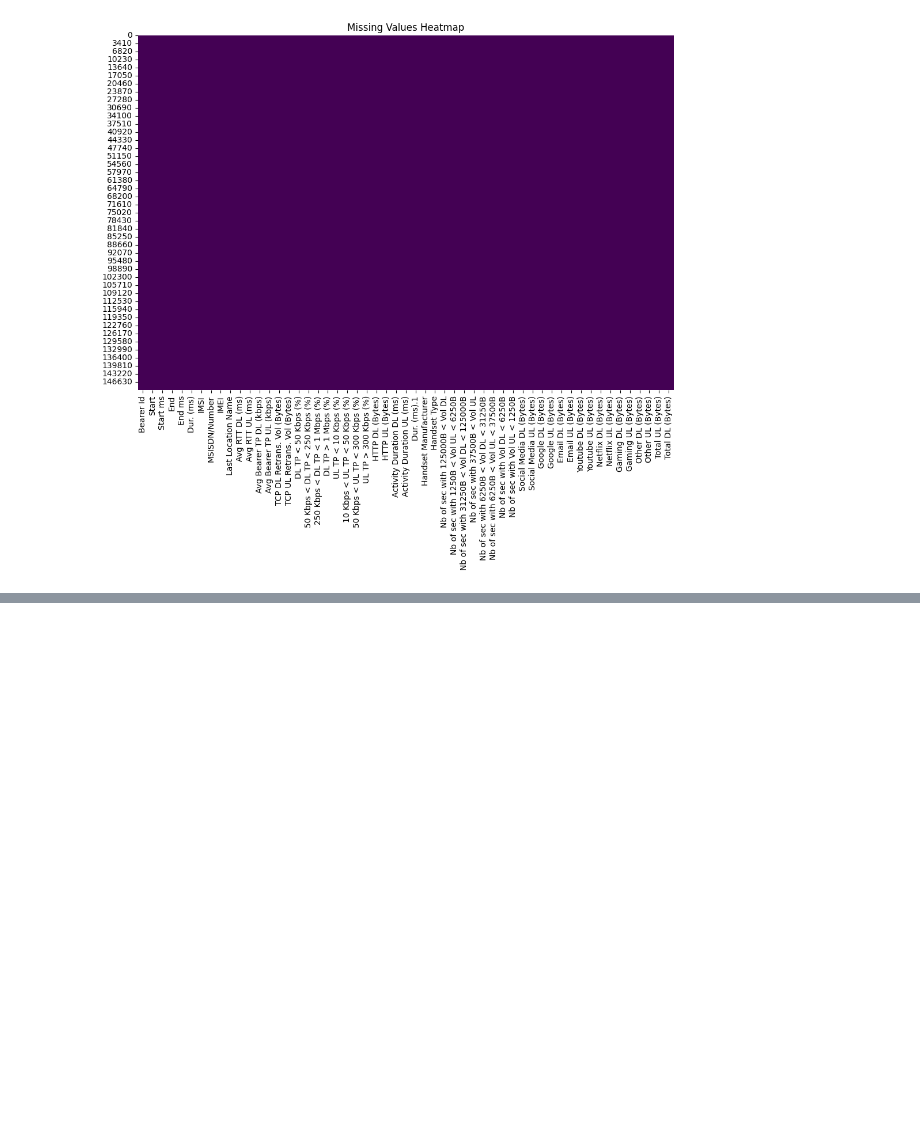
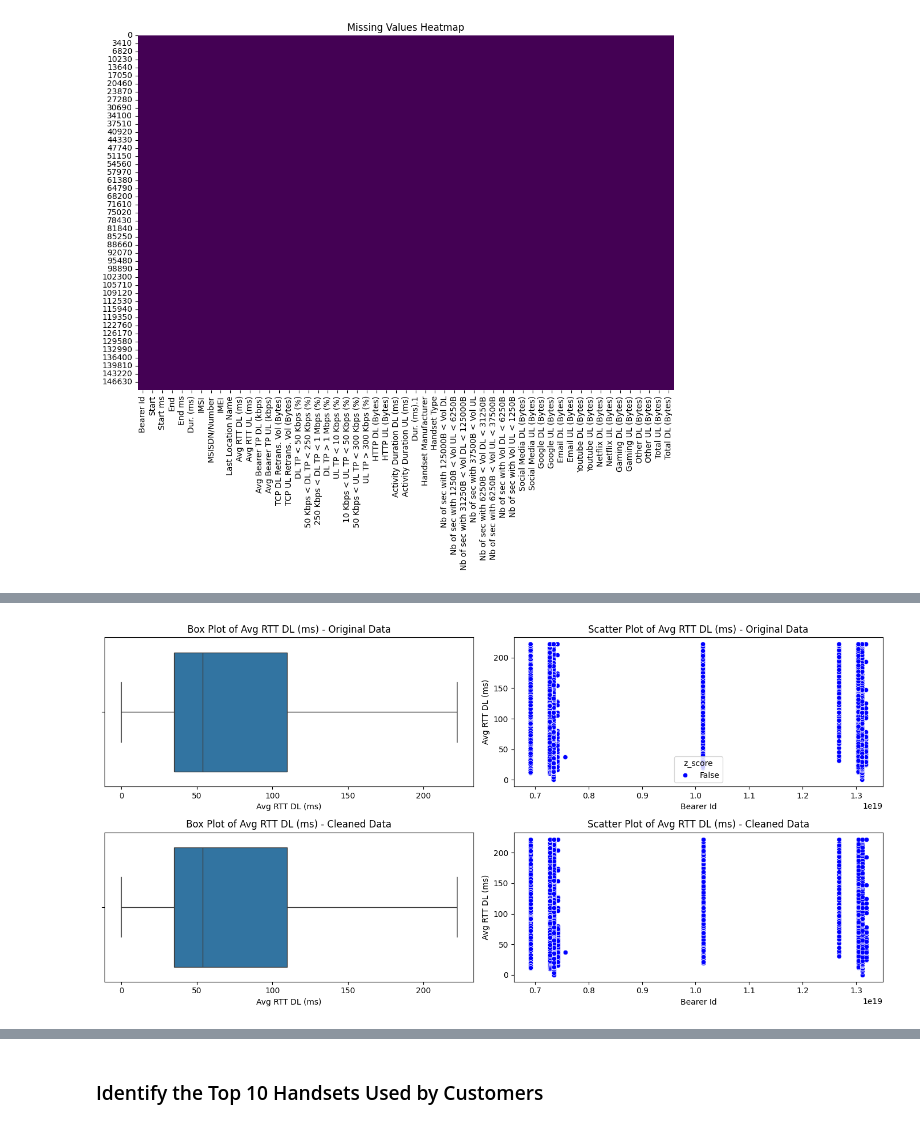
Before and after one commit to zol23-g/TellCo-Financial-Analysis, a Jupyter notebook: notebooks/financial_analysis.ipynb, the cells around one changed output, grey strips where cells are left out. Drawn from its saved outputs; the diff is of its cells as text; code cells hidden in the pictures; blank space fills up the shorter version.

Commit message:
data clean up and EDA

```diff
--- a/notebooks/financial_analysis.ipynb
+++ b/notebooks/financial_analysis.ipynb
@@ -132,13 +175,18 @@ plt.show()
 # %% [markdown]
 ## Handling Missing Values
 # %%
+import importlib
+import missing_values_handler
+importlib.reload(missing_values_handler)
 # Import the necessary functions
-from missing_values_handler import handle_missing_numerical, handle_missing_categorical, handle_missing_others,handle_missing_text
+from missing_values_handler import handle_missing_numerical, handle_missing_categorical, handle_missing_others,handle_missing_text,handle_missing_dates
 # Handle missing values
 df = handle_missing_numerical(df, strategy='mean')
 df = handle_missing_categorical(df, strategy='most_frequent')
 df = handle_missing_others(df, fill_value=0)
 df = handle_missing_text(df, fill_value='Unknown')
+# Handle missing values in date columns using 'mean' strategy
+df = handle_missing_dates(df, strategy='mean')
 # %%
 #  check the missing values again
 df.isnull().sum()
@@ -156,0 +254,48 @@ plt.show()
+# %%
+import numpy as np
+import matplotlib.pyplot as plt
+import seaborn as sns
+# Calculate the Z-scores
+df['z_score'] = (df['Avg RTT DL (ms)'] - df['Avg RTT DL (ms)'].mean()) / df['Avg RTT DL (ms)'].std()
+
+# Identify outliers (Z-score > 3 or < -3)
+outliers = df[np.abs(df['z_score']) > 3]
+
+# Handle outliers by removing them
+df_cleaned = df[np.abs(df['z_score']) <= 3]
+
+# Drop the 'z_score' column after handling outliers
+df_cleaned = df_cleaned.drop(columns=['z_score'])
+
+# Plotting original data with outliers
+plt.figure(figsize=(14, 7))
+
+# Box plot for original data
+plt.subplot(2, 2, 1)
+sns.boxplot(x=df['Avg RTT DL (ms)'])
+plt.title('Box Plot of Avg RTT DL (ms) - Original Data')
+
+# Scatter plot for original data
+plt.subplot(2, 2, 2)
+sns.scatterplot(data=df, x='Bearer Id', y='Avg RTT DL (ms)', hue=np.abs(df['z_score']) > 3, palette={True: 'red', False: 'blue'})
+plt.title('Scatter Plot of Avg RTT DL (ms) - Original Data')
+
+# Plotting cleaned data
+plt.subplot(2, 2, 3)
+sns.boxplot(x=df_cleaned['Avg RTT DL (ms)'])
+plt.title('Box Plot of Avg RTT DL (ms) - Cleaned Data')
+
+# Scatter plot for cleaned data
+plt.subplot(2, 2, 4)
+sns.scatterplot(data=df_cleaned, x='Bearer Id', y='Avg RTT DL (ms)', color='blue')
+plt.title('Scatter Plot of Avg RTT DL (ms) - Cleaned Data')
+
+plt.tight_layout()
+plt.show()
+
+# print("Outliers in 'Avg RTT DL (ms)':")
+# print(outliers)
+print("\nCleaned DataFrame:")
+print(df_cleaned)
+# %% [output]
+[figure, added]
@@ -156,0 +319,2 @@ plt.show()
+# %% [markdown]
+### Identify the Top 10 Handsets Used by Customers
```
Also changed, not shown: parts of 68 cells of this notebook, 2 other files.
